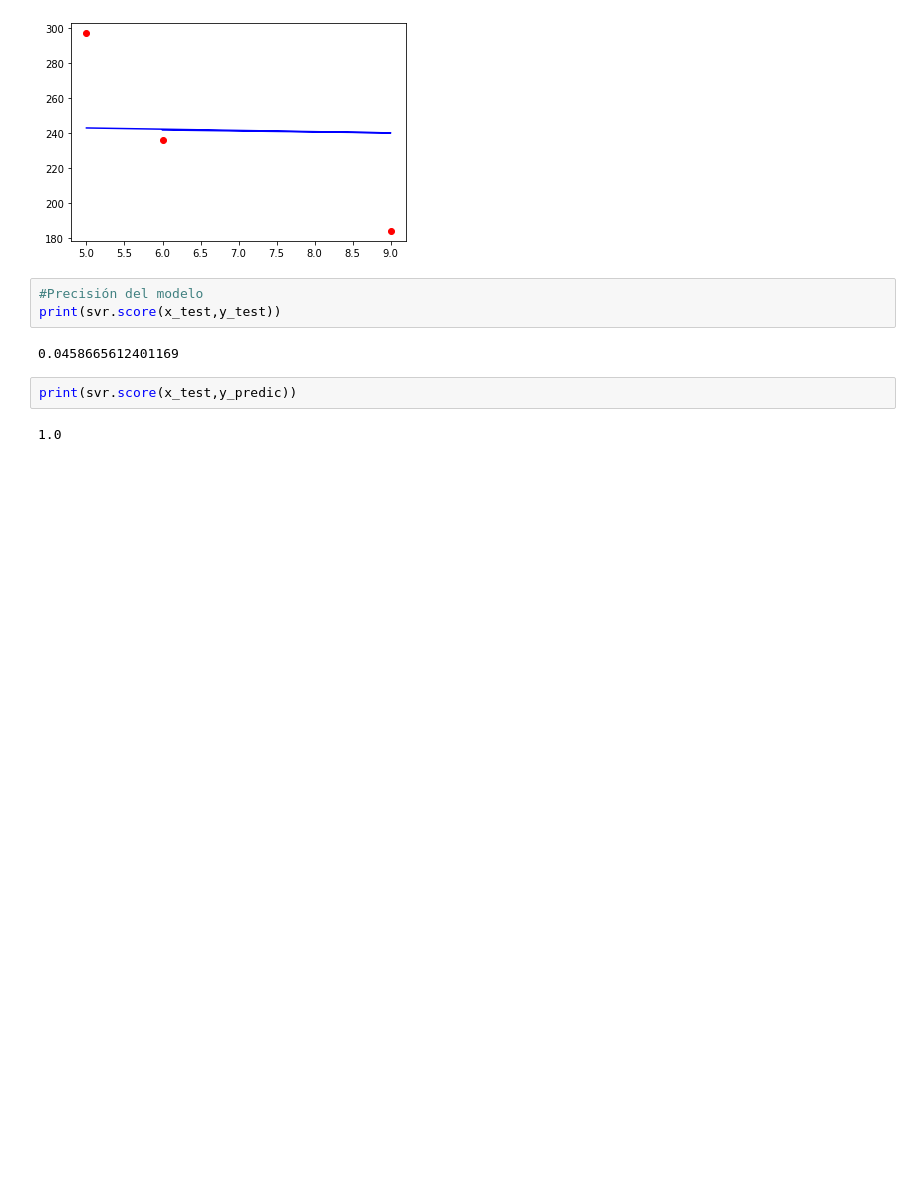
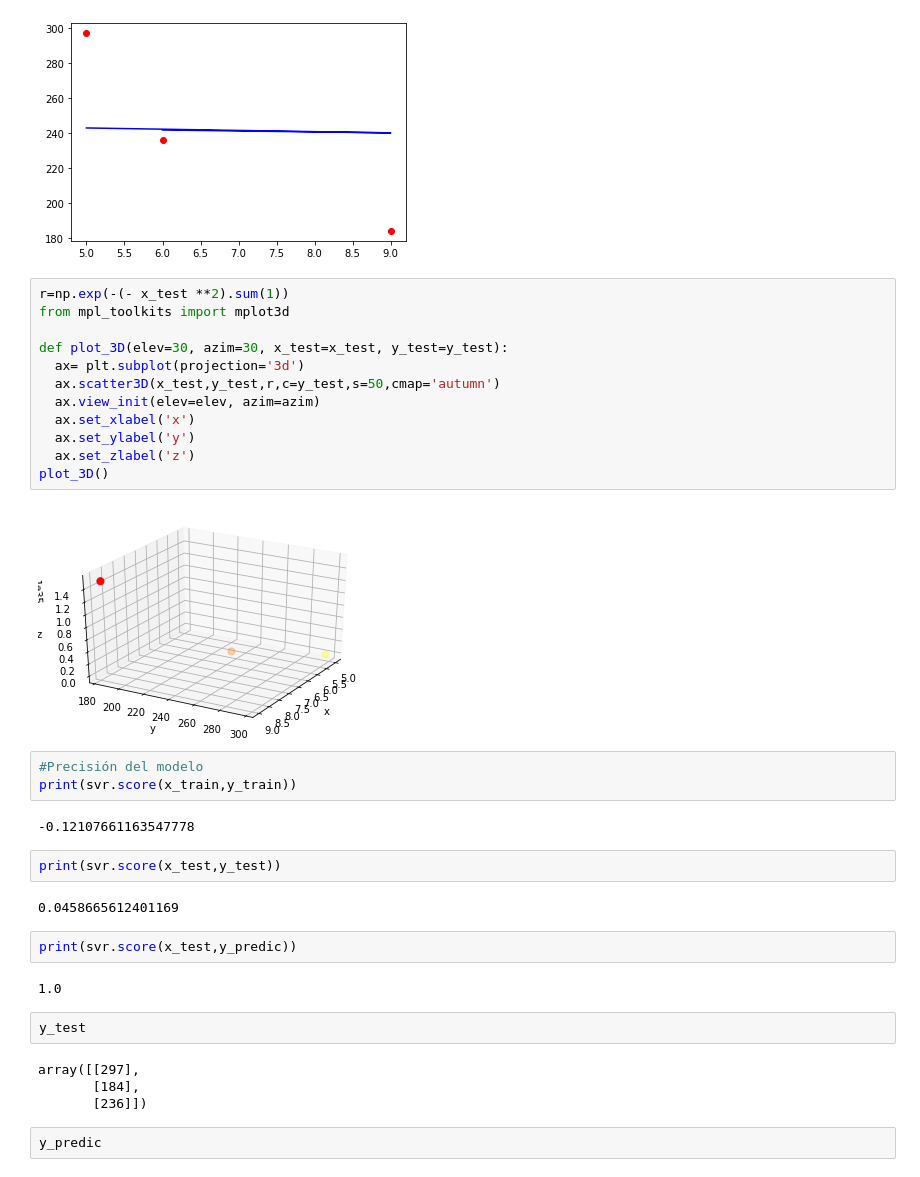
Before and after one commit to ClauCll/Curso_ML_A_Z, a Jupyter notebook: Regresión/Regresion_Bajas_Antiguedad_v3.ipynb, the cells around one changed output. Saved outputs shown, nothing was run; the diff lists cells and outputs as text; blank space fills up the shorter version.

```diff
--- a/Regresión/Regresion_Bajas_Antiguedad_v3.ipynb
+++ b/Regresión/Regresion_Bajas_Antiguedad_v3.ipynb
@@ -490,12 +490,38 @@ plt.plot(x_test,y_predic, color='Blue' )
 plt.show()
 # %% [output]
 [figure]
+# %%
+r=np.exp(-(- x_test **2).sum(1))
+from mpl_toolkits import mplot3d
+
+def plot_3D(elev=30, azim=30, x_test=x_test, y_test=y_test):
+  ax= plt.subplot(projection='3d')
+  ax.scatter3D(x_test,y_test,r,c=y_test,s=50,cmap='autumn')
+  ax.view_init(elev=elev, azim=azim)
+  ax.set_xlabel('x')
+  ax.set_ylabel('y')
+  ax.set_zlabel('z')
+plot_3D()
+# %% [output]
+[figure, added]
 # %%
 #Precisión del modelo
-print(svr.score(x_test,y_test))
+print(svr.score(x_train,y_train))
 # %% [output]
-0.0458665612401169
+-0.12107661163547778
+# %%
+print(svr.score(x_test,y_test))
+# %% [output]
+0.0458665612401169
 # %%
 print(svr.score(x_test,y_predic))
 # %% [output]
 1.0
+# %%
+y_test
+# %% [output]
+array([[297],
+       [184],
+       [236]])
+# %%
+y_predic
```
Also changed, not shown: parts of 1 cell of this notebook.
